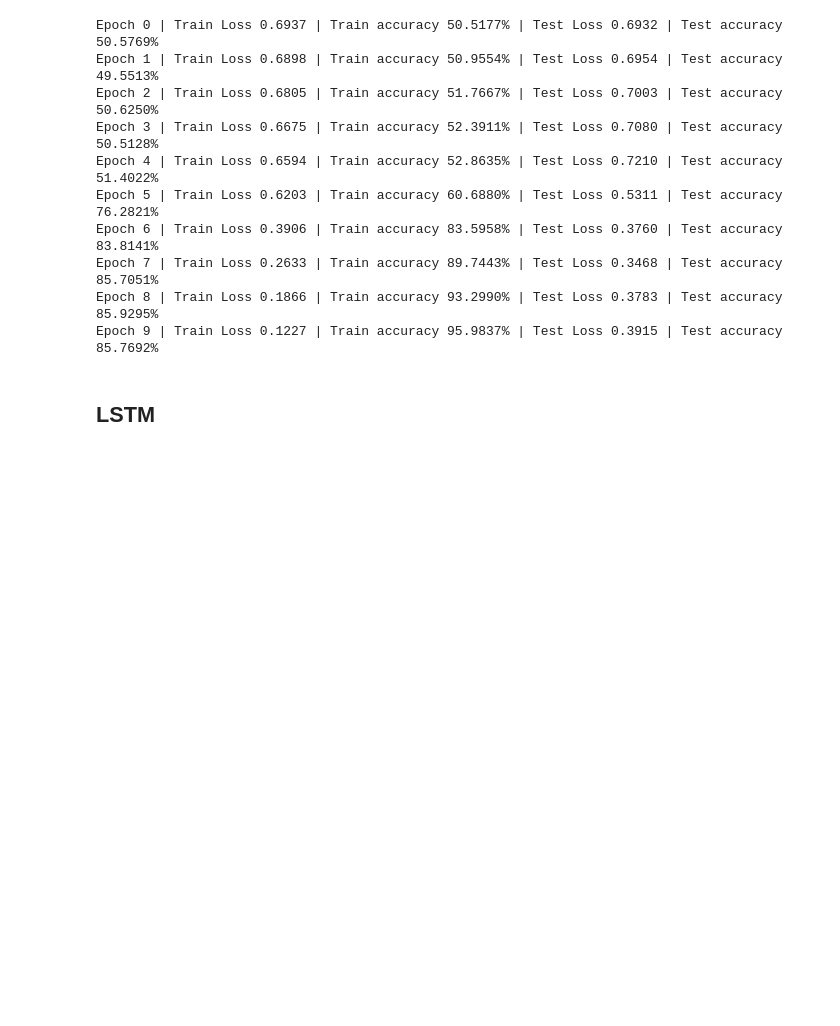
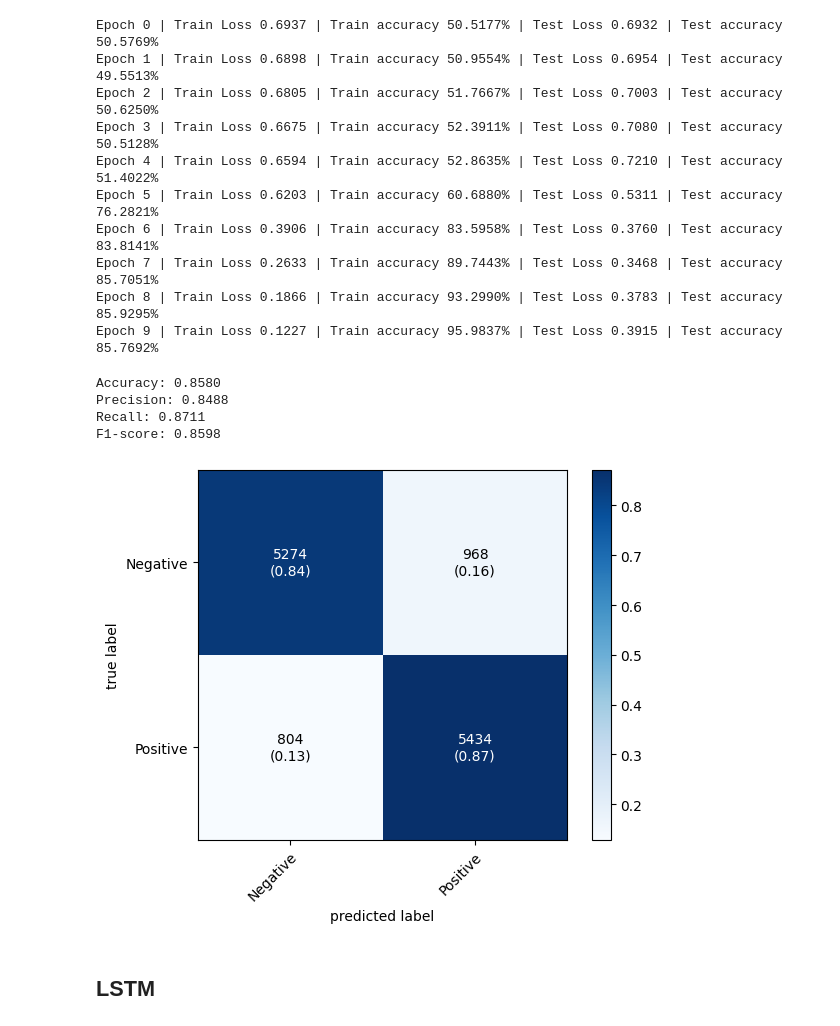
Before and after one commit to BaHaMuT-J/Sentiment-Analysis-and-Model-Comparison, a Jupyter notebook: Sentiment.ipynb, the cells around one changed output. Drawn from its saved outputs; the diff is of its cells as text; code cells hidden in the pictures; blank space fills up the shorter version.

```diff
--- a/Sentiment.ipynb
+++ b/Sentiment.ipynb
@@ -916,9 +1016,9 @@ np.random.seed(SEED)
 torch.manual_seed(SEED)
 torch.cuda.manual_seed_all(SEED)
 
-model = GRU(vocab_size=len(review_vocab), embedding_shape=100, hidden_units=128, output_shape=1).to(device=device)
+model_gru = GRU(vocab_size=len(review_vocab), embedding_shape=100, hidden_units=128, output_shape=1).to(device=device)
 loss_fn = nn.BCEWithLogitsLoss()
-optimizer = optim.Adam(params=model.parameters(), lr=0.001)
+optimizer = optim.Adam(params=model_gru.parameters(), lr=0.001)
 
 epochs = 10
 BATCH_SIZE = 32
@@ -928,13 +1028,13 @@ BATCH_COUNT_TEST = len(index_dataset_test) // BATCH_SIZE
 for epoch in range(epochs):
   train_loss = 0
   train_acc = 0
-  model.train()
+  model_gru.train()
 
   for out_dict in generate_batches(dataset=index_dataset_train, batch_size=BATCH_SIZE, device=device):
     X = out_dict['x'].long()
     y_true = out_dict['y']
 
-    y_logits = model(X).squeeze()
+    y_logits = model_gru(X).squeeze()
     loss = loss_fn(y_logits, y_true.float())
     train_loss += loss
 
@@ -949,12 +1049,12 @@ for epoch in range(epochs):
 
   test_loss = 0
   test_acc = 0
-  model.eval()
+  model_gru.eval()
 
   for out_dict in generate_batches(dataset=index_dataset_test, batch_size=BATCH_SIZE, device=device):
     X = out_dict['x'].long()
     y_true = out_dict['y']
-    y_logits = model(X).squeeze()
+    y_logits = model_gru(X).squeeze()
     test_loss += loss_fn(y_logits, y_true.float())
     test_acc += compute_accuracy(y_pred=y_logits, y_target=y_true)
 
@@ -973,6 +1073,54 @@ Epoch 6 | Train Loss 0.3906 | Train accuracy 83.5958% | Test Loss 0.3760 | Test
 Epoch 7 | Train Loss 0.2633 | Train accuracy 89.7443% | Test Loss 0.3468 | Test accuracy 85.7051%
 Epoch 8 | Train Loss 0.1866 | Train accuracy 93.2990% | Test Loss 0.3783 | Test accuracy 85.9295%
 Epoch 9 | Train Loss 0.1227 | Train accuracy 95.9837% | Test Loss 0.3915 | Test accuracy 85.7692%
+# %%
+all_preds_gru = []
+all_targets_gru = []
+
+model_gru.eval()
+for out_dict in generate_batches(dataset=index_dataset_test, batch_size=BATCH_SIZE, device=device):
+    X = out_dict['x']
+    y_true = out_dict['y']
+
+    with torch.no_grad():
+        y_logits = model_gru(X).squeeze()
+
+    # Convert logits to binary predictions
+    y_pred = (torch.sigmoid(y_logits) > 0.5).long()
+
+    all_preds_gru.extend(y_pred.cpu().numpy())
+    all_targets_gru.extend(y_true.cpu().numpy())
+
+# Compute metrics
+accuracy_gru = accuracy_score(all_targets_gru, all_preds_gru)
+precision_gru = precision_score(all_targets_gru, all_preds_gru)
+recall_gru = recall_score(all_targets_gru, all_preds_gru)
+f1_gru = f1_score(all_targets_gru, all_preds_gru)
+
+print(f"Accuracy: {accuracy_gru:.4f}")
+print(f"Precision: {precision_gru:.4f}")
+print(f"Recall: {recall_gru:.4f}")
+print(f"F1-score: {f1_gru:.4f}")
+
+all_preds_gru_tensor = torch.tensor(all_preds_gru)
+all_targets_gru_tensor = torch.tensor(all_targets_gru)
+
+# Compute confusion matrix
+confmat = ConfusionMatrix(task="binary", num_classes=2)
+cf_matrix = confmat(all_preds_gru_tensor, all_targets_gru_tensor).cpu().numpy()
+
+# Plot
+fig, ax = plot_confusion_matrix(conf_mat=cf_matrix,
+                                class_names=["Negative", "Positive"],
+                                show_normed=True,
+                                colorbar=True)
+plt.show()
+# %% [output]
+Accuracy: 0.8580
+Precision: 0.8488
+Recall: 0.8711
+F1-score: 0.8598
+[figure, added]
 # %% [markdown]
 ## LSTM
 # %%
```
Also changed, not shown: parts of 13 cells of this notebook.
